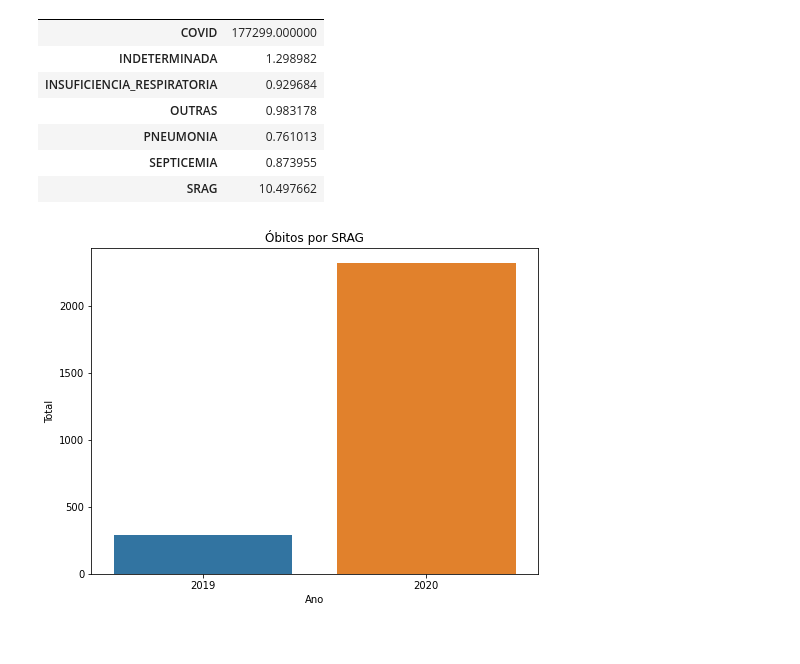
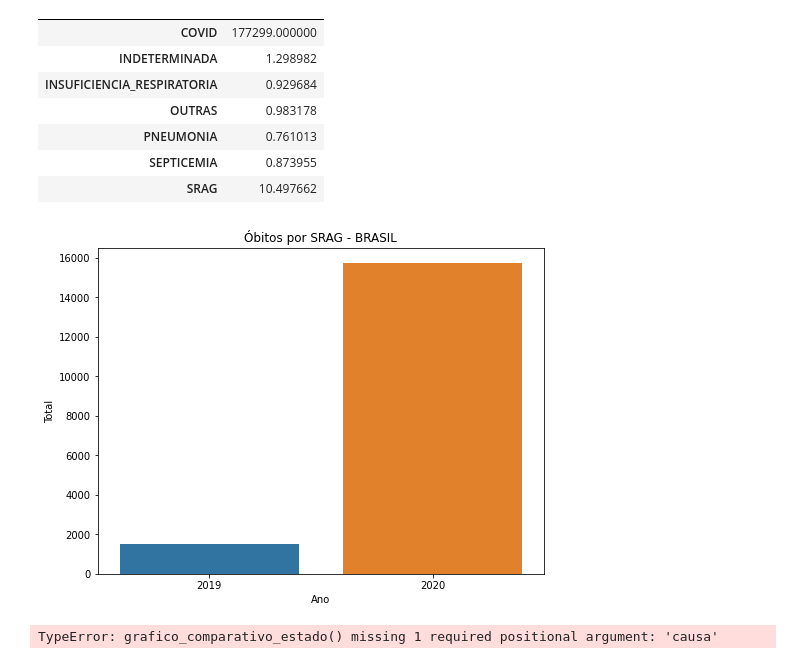
Before and after one commit to AmorimVinicius/AnaliseCovid, a Jupyter notebook: notebooks/analise_obtos_covid.ipynb, the cells around one changed output. Drawn from its saved outputs; the diff is of its cells as text; code cells hidden in the pictures.

Commit message:
Função grafico_comparativo_estado

```diff
--- a/notebooks/analise_obtos_covid.ipynb
+++ b/notebooks/analise_obtos_covid.ipynb
@@ -158,25 +158,29 @@ def grafico_comparativo(causa):
     plt.show()
 # %%
 ## grafico comparativo por estado
-def grafico_comparativo_estado(causa, uf):
+def grafico_comparativo_estado(causa, uf = "BRASIL"):
 
     ## select para estado
-    dados_estado_2019 = dados_2019.query("uf == 'SP'")
-    dados_estado_2020 = dados_2020.query("uf == 'SP'")
+    ## dados_estado_2019 = dados_2019.query("uf == SP")
+    ## dados_estado_2020 = dados_2020.query("uf == SP")
 
-    total_2019 = dados_estado_2019.groupby("tipo_doenca").sum()
-    total_2020 = dados_estado_2020.groupby("tipo_doenca").sum()
-
-    lista = [int(total_2019.loc[causa]), int(total_2020.loc[causa])]
+    if uf == "BRASIL":
+        total_2019 = dados_2019.groupby("tipo_doenca").sum()
+        total_2020 = dados_2020.groupby("tipo_doenca").sum()
+        lista = [int(total_2019.loc[causa]), int(total_2020.loc[causa])]
+    else:
+        total_2019 = dados_2019.groupby(["uf", "tipo_doenca"]).sum()
+        total_2020 = dados_2020.groupby(["uf", "tipo_doenca"]).sum()
+        lista = [int(total_2019.loc[uf, causa]), int(total_2020.loc[uf, causa])]
 
     dados = pd.DataFrame({"Total": lista,
                             "Ano": [2019, 2020]})
 
     plt.figure(figsize = (8,6))
     sns.barplot(x = "Ano", y = "Total", data = dados)
-    plt.title(f"Óbitos por {causa}")
+    plt.title(f"Óbitos por {causa} - {uf}")
     plt.show()
 # %%
-grafico_comparativo_estado("SRAG", "SP")
+grafico_comparativo_estado("SRAG")
 # %% [output]
-[figure, old version]
+[figure, new version]
@@ -182,0 +207,4 @@ grafico_comparativo_estado("SRAG", "SP")
+# %%
+grafico_comparativo_estado()
+# %% [output]
+TypeError: grafico_comparativo_estado() missing 1 required positional argument: 'causa'
```
Also changed, not shown: parts of 2 cells of this notebook.
